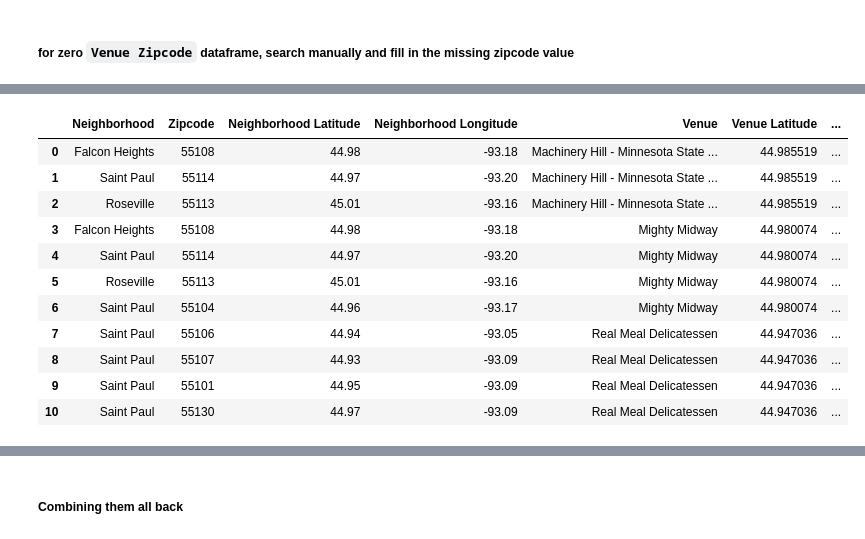
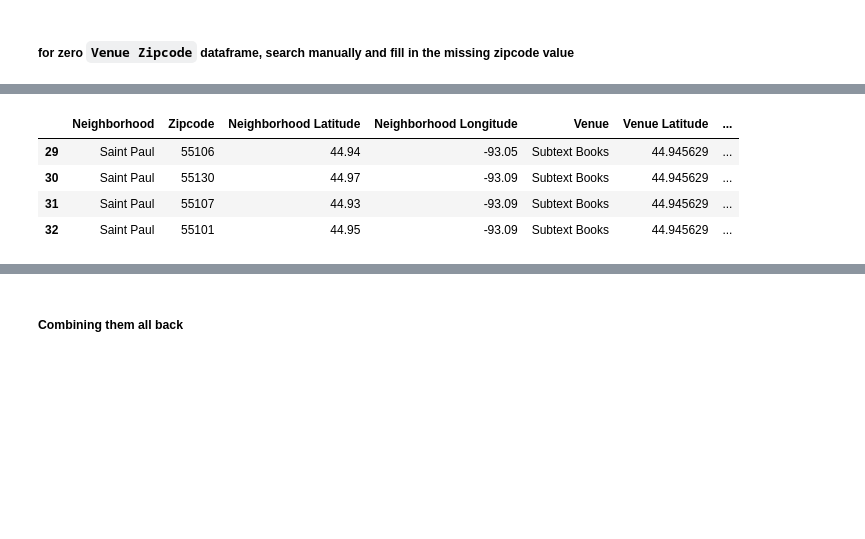
Before and after one commit to atunanggara/Coursera_Capstone, a Jupyter notebook: Capstone-PetStore/Notebook - Finding a New Pet Store Location in St. Paul, MN.ipynb, the cells around one changed output, grey strips where cells are left out. Cells and saved outputs as stored; diff of their text form; code cells hidden in the pictures; blank space fills up the shorter version.

```diff
--- a/Capstone-PetStore/Notebook - Finding a New Pet Store Location in St. Paul, MN.ipynb
+++ b/Capstone-PetStore/Notebook - Finding a New Pet Store Location in St. Paul, MN.ipynb
@@ -232,16 +232,9 @@ zero_duplicated_stpaul_venues.shape
 # %%
-zero_duplicated_stpaul_venues.loc[0:10]
+zero_duplicated_stpaul_venues.loc[29:33]
 # %% [output]
 |  | Neighborhood | Zipcode | Neighborhood Latitude | Neighborhood Longitude | Venue | Venue Latitude | ... |
-| 0 | Falcon Heights | 55108 | 44.98 | -93.18 | Machinery Hill - Minnesota State ... | 44.985519 | ... |
-| 1 | Saint Paul | 55114 | 44.97 | -93.20 | Machinery Hill - Minnesota State ... | 44.985519 | ... |
-| 2 | Roseville | 55113 | 45.01 | -93.16 | Machinery Hill - Minnesota State ... | 44.985519 | ... |
-| 3 | Falcon Heights | 55108 | 44.98 | -93.18 | Mighty Midway | 44.980074 | ... |
-| 4 | Saint Paul | 55114 | 44.97 | -93.20 | Mighty Midway | 44.980074 | ... |
-| 5 | Roseville | 55113 | 45.01 | -93.16 | Mighty Midway | 44.980074 | ... |
-| 6 | Saint Paul | 55104 | 44.96 | -93.17 | Mighty Midway | 44.980074 | ... |
-| 7 | Saint Paul | 55106 | 44.94 | -93.05 | Real Meal Delicatessen | 44.947036 | ... |
-| 8 | Saint Paul | 55107 | 44.93 | -93.09 | Real Meal Delicatessen | 44.947036 | ... |
-| 9 | Saint Paul | 55101 | 44.95 | -93.09 | Real Meal Delicatessen | 44.947036 | ... |
-| 10 | Saint Paul | 55130 | 44.97 | -93.09 | Real Meal Delicatessen | 44.947036 | ... |
+| 29 | Saint Paul | 55106 | 44.94 | -93.05 | Subtext Books | 44.945629 | ... |
+| 30 | Saint Paul | 55130 | 44.97 | -93.09 | Subtext Books | 44.945629 | ... |
+| 31 | Saint Paul | 55107 | 44.93 | -93.09 | Subtext Books | 44.945629 | ... |
+| 32 | Saint Paul | 55101 | 44.95 | -93.09 | Subtext Books | 44.945629 | ... |
 # %%
```
Also changed, not shown: parts of 53 cells of this notebook, 2 other files.
